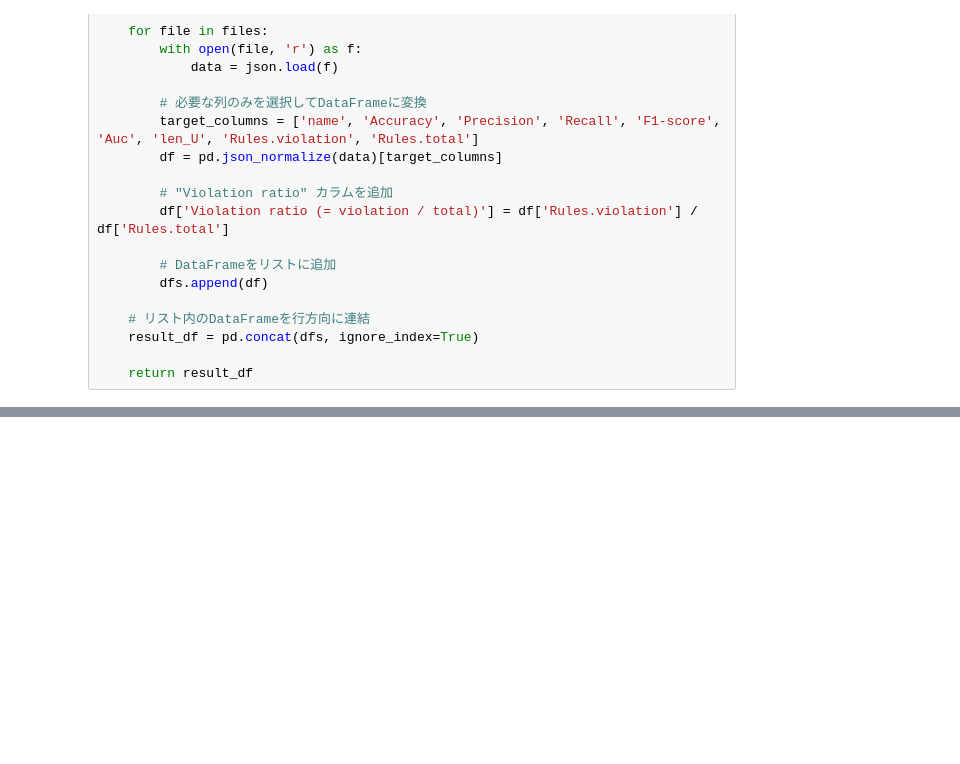
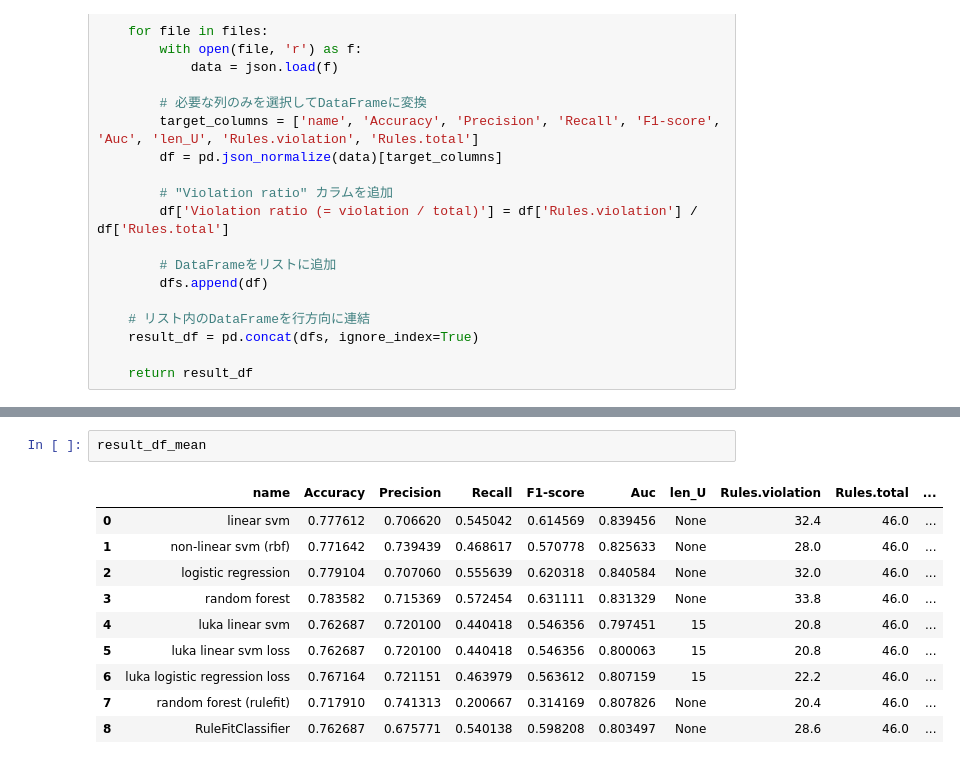
Before and after one commit to k-onoue/lukasiewicz_1, a Jupyter notebook: notebooks/pima_indian_diabetes/8_aggregate_expetimental_results.ipynb, the cells around one changed output, grey strips where cells are left out. Drawn from its saved outputs; the diff is of its cells as text; blank space fills up the shorter version.

```diff
--- a/notebooks/pima_indian_diabetes/8_aggregate_expetimental_results.ipynb
+++ b/notebooks/pima_indian_diabetes/8_aggregate_expetimental_results.ipynb
@@ -38,0 +94,13 @@ def read_and_concat_json(files):
+# %%
+result_df_mean
+# %% [output]
+|  | name | Accuracy | Precision | Recall | F1-score | Auc | len_U | Rules.violation | Rules.total | ... |
+| 0 | linear svm | 0.777612 | 0.706620 | 0.545042 | 0.614569 | 0.839456 | None | 32.4 | 46.0 | ... |
+| 1 | non-linear svm (rbf) | 0.771642 | 0.739439 | 0.468617 | 0.570778 | 0.825633 | None | 28.0 | 46.0 | ... |
+| 2 | logistic regression | 0.779104 | 0.707060 | 0.555639 | 0.620318 | 0.840584 | None | 32.0 | 46.0 | ... |
+| 3 | random forest | 0.783582 | 0.715369 | 0.572454 | 0.631111 | 0.831329 | None | 33.8 | 46.0 | ... |
+| 4 | luka linear svm | 0.762687 | 0.720100 | 0.440418 | 0.546356 | 0.797451 | 15 | 20.8 | 46.0 | ... |
+| 5 | luka linear svm loss | 0.762687 | 0.720100 | 0.440418 | 0.546356 | 0.800063 | 15 | 20.8 | 46.0 | ... |
+| 6 | luka logistic regression loss | 0.767164 | 0.721151 | 0.463979 | 0.563612 | 0.807159 | 15 | 22.2 | 46.0 | ... |
+| 7 | random forest (rulefit) | 0.717910 | 0.741313 | 0.200667 | 0.314169 | 0.807826 | None | 20.4 | 46.0 | ... |
+| 8 | RuleFitClassifier | 0.762687 | 0.675771 | 0.540138 | 0.598208 | 0.803497 | None | 28.6 | 46.0 | ... |
```
Also changed, not shown: parts of 7 cells of this notebook, 44 other files.
